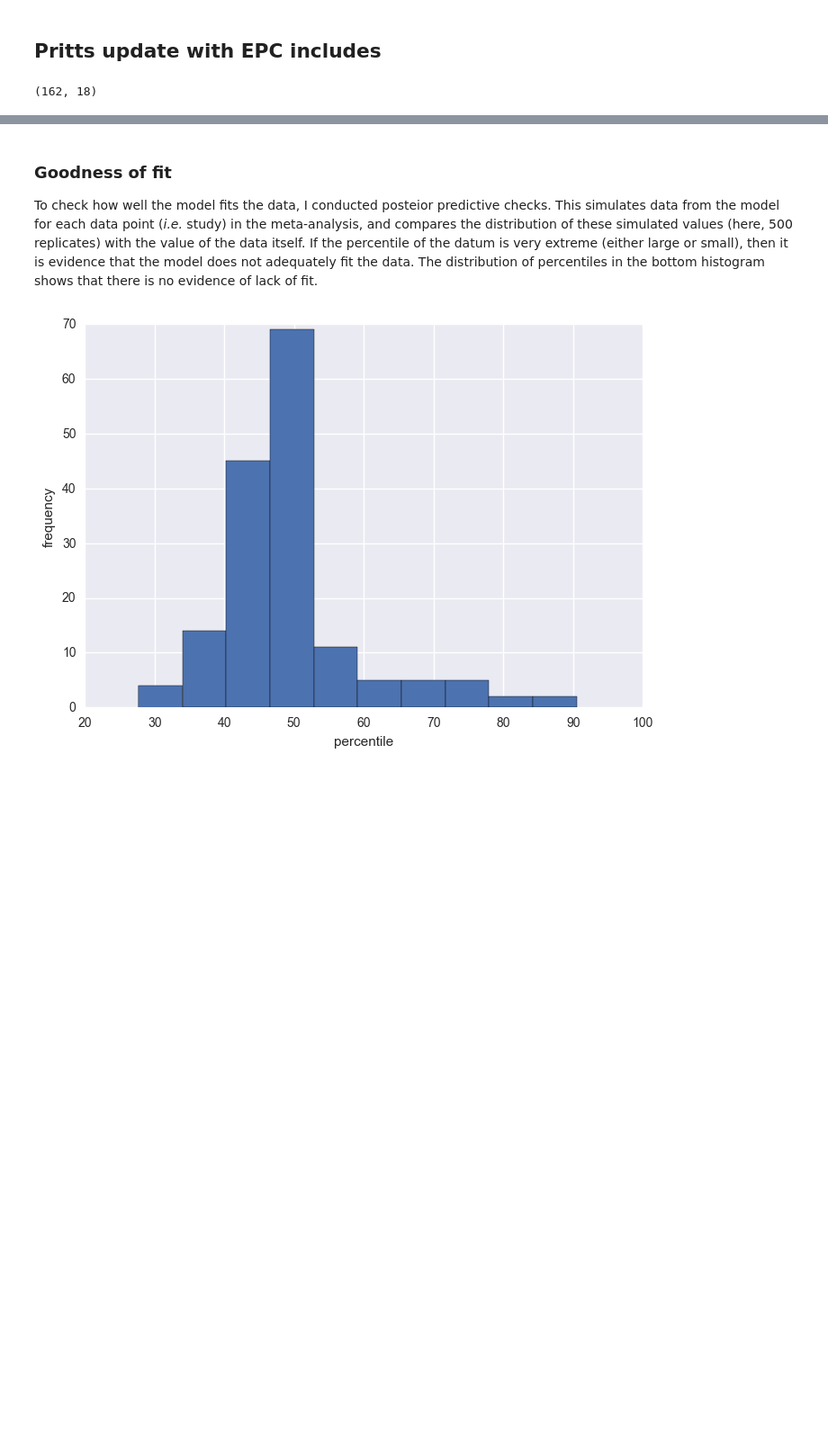
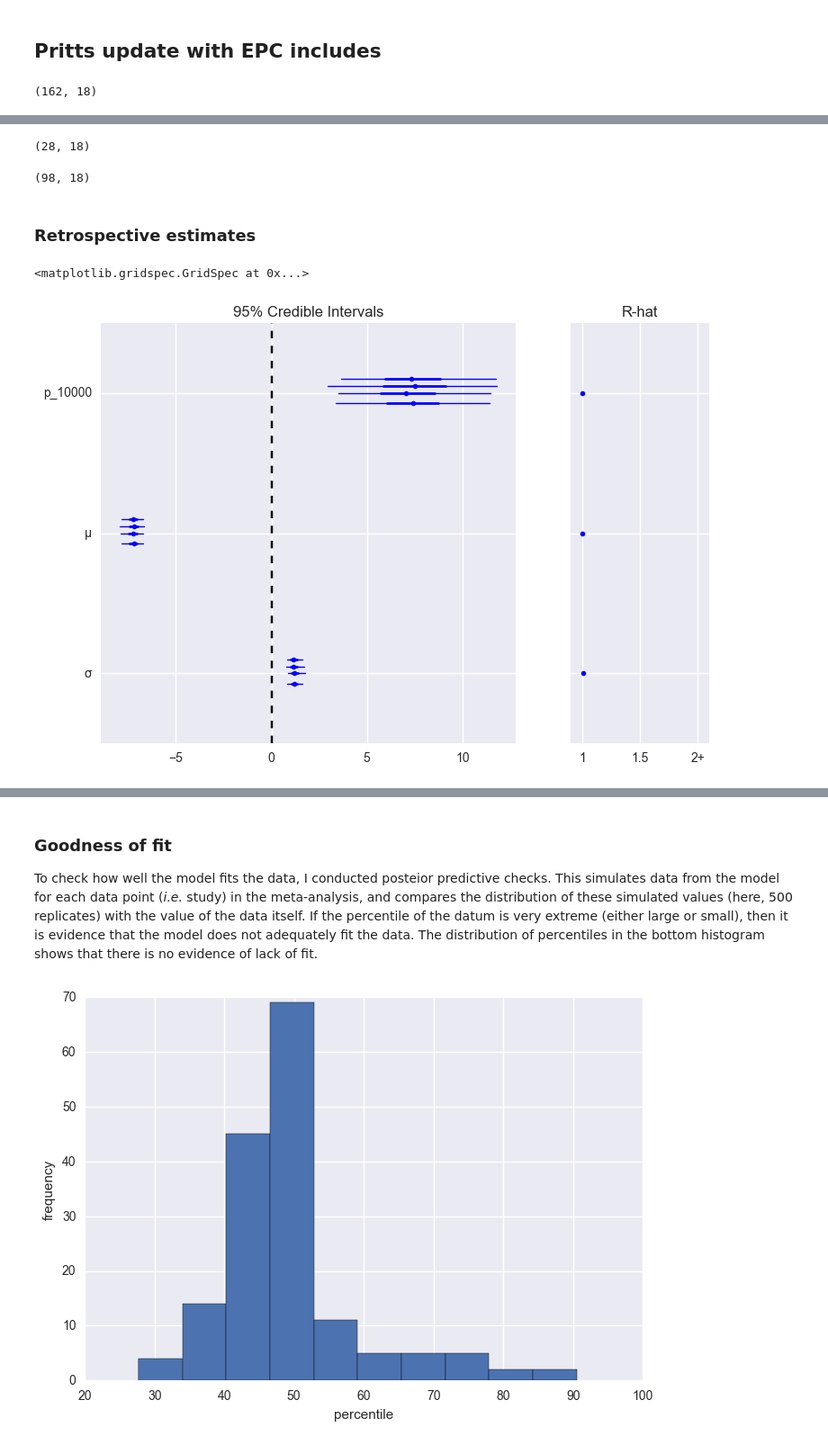
Before and after one commit to VanderbiltPopHealthSci/uterine_fibroids_MA, a Jupyter notebook: Key Question 3 Meta-analysis.ipynb, the cells around one changed output, grey strips where cells are left out. Shown: that part at 90% size. Saved outputs shown, nothing was run; the diff lists cells and outputs as text; code cells hidden in the pictures; blank space fills up the shorter version.

```diff
--- a/Key Question 3 Meta-analysis.ipynb
+++ b/Key Question 3 Meta-analysis.ipynb
@@ -385,0 +404,23 @@ p_10000:
+# %%
+hysteroscopy_mask = all_data.Hysteroscopy=='no'
+
+all_data[prospective_mask & hysteroscopy_mask].shape
+# %% [output]
+(28, 18)
+# %%
+all_data[(~prospective_mask) & hysteroscopy_mask].shape
+# %% [output]
+(98, 18)
+# %%
+no_hysteroscopy_prospective = original_model(all_data[prospective_mask & hysteroscopy_mask])
+no_hysteroscopy_retrospective = original_model(all_data[(~prospective_mask) & hysteroscopy_mask])
+# %%
+with no_hysteroscopy_retrospective:
+    hyst_retrospective_trace = pm.sample(iterations, njobs=4, random_seed=rseeds)
+# %% [markdown]
+### Retrospective estimates
+# %%
+pm.forestplot(hyst_retrospective_trace[-keep:], varnames=['p_10000', 'μ', 'σ'])
+# %% [output]
+<matplotlib.gridspec.GridSpec at 0x...>
+[figure, added]
```
Also changed, not shown: parts of 43 cells of this notebook.
